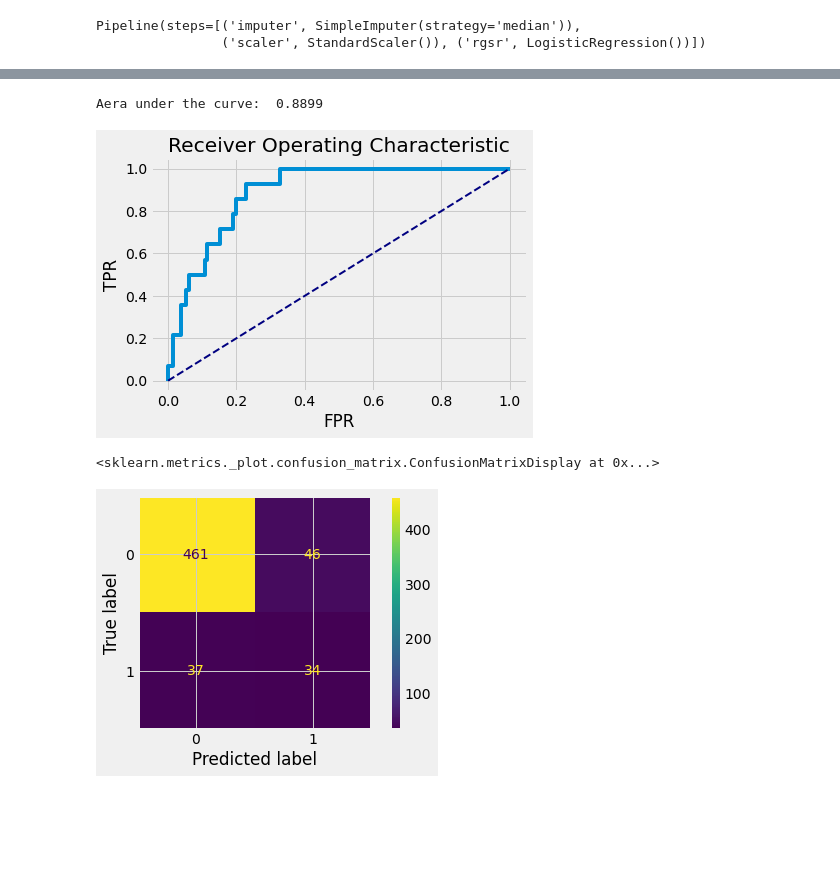
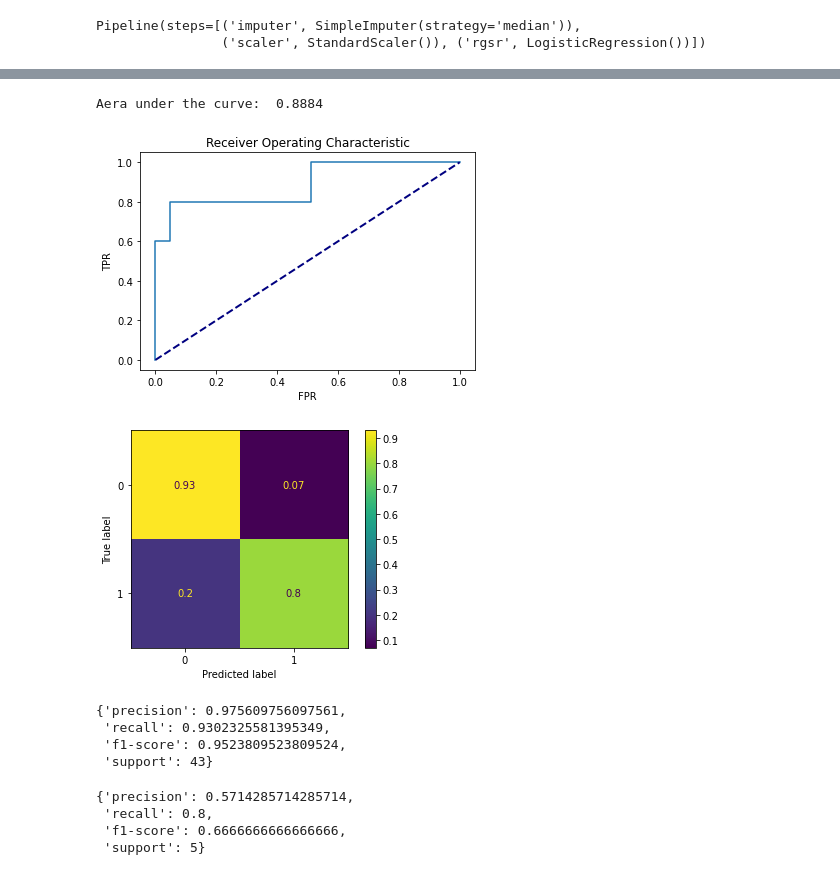
Before and after one commit to DanlBradley/RecessionPredictor, a Jupyter notebook: model_tuning.ipynb, the cells around one changed output, grey strips where cells are left out. Cells and saved outputs as stored; diff of their text form; code cells hidden in the pictures; blank space fills up the shorter version.

Commit message:
added pipeline and additional feature engineering

```diff
--- a/model_tuning.ipynb
+++ b/model_tuning.ipynb
@@ -2,4 +2,22 @@
 import pandas as pd
 import datetime
 import matplotlib.pyplot as plt
-plt.style.use('fivethirtyeight')
+#plt.style.use('fivethirtyeight')
+# %%
+recession_vs_yield = pd.read_csv('data/preprocessed.csv', index_col = 'Date')
+recession_vs_yield = recession_vs_yield.set_index(pd.DatetimeIndex(recession_vs_yield.index))
+
+
+#Generate the different features
+data_mean = recession_vs_yield.resample('Q-JAN', convention='end').agg('mean')
+data_mean['USREC'] = data_mean['USREC'].apply(lambda x: 1 if x > 0 else 0)
+data_std = recession_vs_yield.resample('Q-JAN', convention='end').agg('std').drop(columns = ['USREC'])
+# data_max = recession_vs_yield.resample('Q-JAN', convention='end').agg('max').drop(columns = ['USREC'])
+# data_min = recession_vs_yield.resample('Q-JAN', convention='end').agg('min').drop(columns = ['USREC'])
+data_spread = recession_vs_yield.resample('Q-JAN', convention='end').agg('max') - recession_vs_yield.resample('Q-JAN', convention='end').agg('min')
+data_spread = data_spread.drop(columns = ['USREC']).add_suffix('_split')
+
+#Merge them features
+data = pd.merge_asof(data_mean,data_std, left_index = True, right_index = True, suffixes = ('_mean','_std'))
+data = pd.merge_asof(data,data_spread, left_index = True, right_index = True)
+data = data.iloc[1:-1 , :]
@@ -6,8 +50,17 @@ plt.style.use('fivethirtyeight')
 # %%
 from sklearn.model_selection import train_test_split
+from sklearn.pipeline import Pipeline
+from sklearn.impute import SimpleImputer
+from sklearn.preprocessing import StandardScaler
+from sklearn.linear_model import LogisticRegression
+from imblearn.over_sampling import SMOTE
 
-recession_vs_yield = pd.read_csv('data/preprocessed.csv', index_col = 'Date')
-X = recession_vs_yield.drop(columns = ['USREC'])
-y = recession_vs_yield['USREC']
+
+sm = SMOTE(random_state=42)
+X = data.drop(columns = ['USREC'])
+y = data['USREC']
+smpl = SimpleImputer(strategy = 'median')
 X_train, X_test, y_train, y_test = train_test_split(X, y, test_size=0.2, random_state=20)
+X_imputed = smpl.fit_transform(X_train)
+X_train, y_train = sm.fit_resample(X_imputed, y_train)
 # %%
@@ -46,22 +92,21 @@ plt.plot(fpr,tpr)
 plt.plot([0, 1], [0, 1], color="navy", lw=2, linestyle="--")
 plt.ylabel('TPR')
 plt.xlabel('FPR')
-plt.title('Receiver Operating Characteristic');
+plt.title('Receiver Operating Characteristic')
 aucscore = auc(fpr,tpr)
-print('Aera under the curve: ',round(aucscore,4))
+print('Area under the curve: ',round(aucscore,4));
 # %% [output]
-Aera under the curve:  0.8899
+Aera under the curve:  0.8884
-[figure, old version]
+[figure, new version]
 # %%
 y_probas = pipe.predict_proba(X_test)[:,1]
-custom_thresh_y_pred_test = [1 if y > 0.2 else 0 for y in y_probas]
-y_probas = pipe.predict_proba(X_train)[:,1]
-custom_thresh_y_pred_train = [1 if y > 0.2 else 0 for y in y_probas]
+custom_thresh_y_pred_test = [1 if y > 0.8 else 0 for y in y_probas]
+# y_probas = pipe.predict_proba(X_train)[:,1]
+# custom_thresh_y_pred_train = [1 if y > 0.15 else 0 for y in y_probas]
 # %%
 import numpy as np
-conf = confusion_matrix(y_train,np.array(custom_thresh_y_pred_train))
+conf = confusion_matrix(y_test,np.array(custom_thresh_y_pred_test), normalize='true')
 disp = ConfusionMatrixDisplay(conf)
-disp.plot()
+disp.plot();
 # %% [output]
-<sklearn.metrics._plot.confusion_matrix.ConfusionMatrixDisplay at 0x...>
-[figure, old version]
+[figure, new version]
@@ -67,0 +116,14 @@ disp.plot()
+# %%
+report['0']
+# %% [output]
+{'precision': 0.975609756097561,
+ 'recall': 0.9302325581395349,
+ 'f1-score': 0.9523809523809524,
+ 'support': 43}
+# %%
+report['1']
+# %% [output]
+{'precision': 0.5714285714285714,
+ 'recall': 0.8,
+ 'f1-score': 0.6666666666666666,
+ 'support': 5}
```
Also changed, not shown: parts of 7 cells of this notebook, 1 other file.
